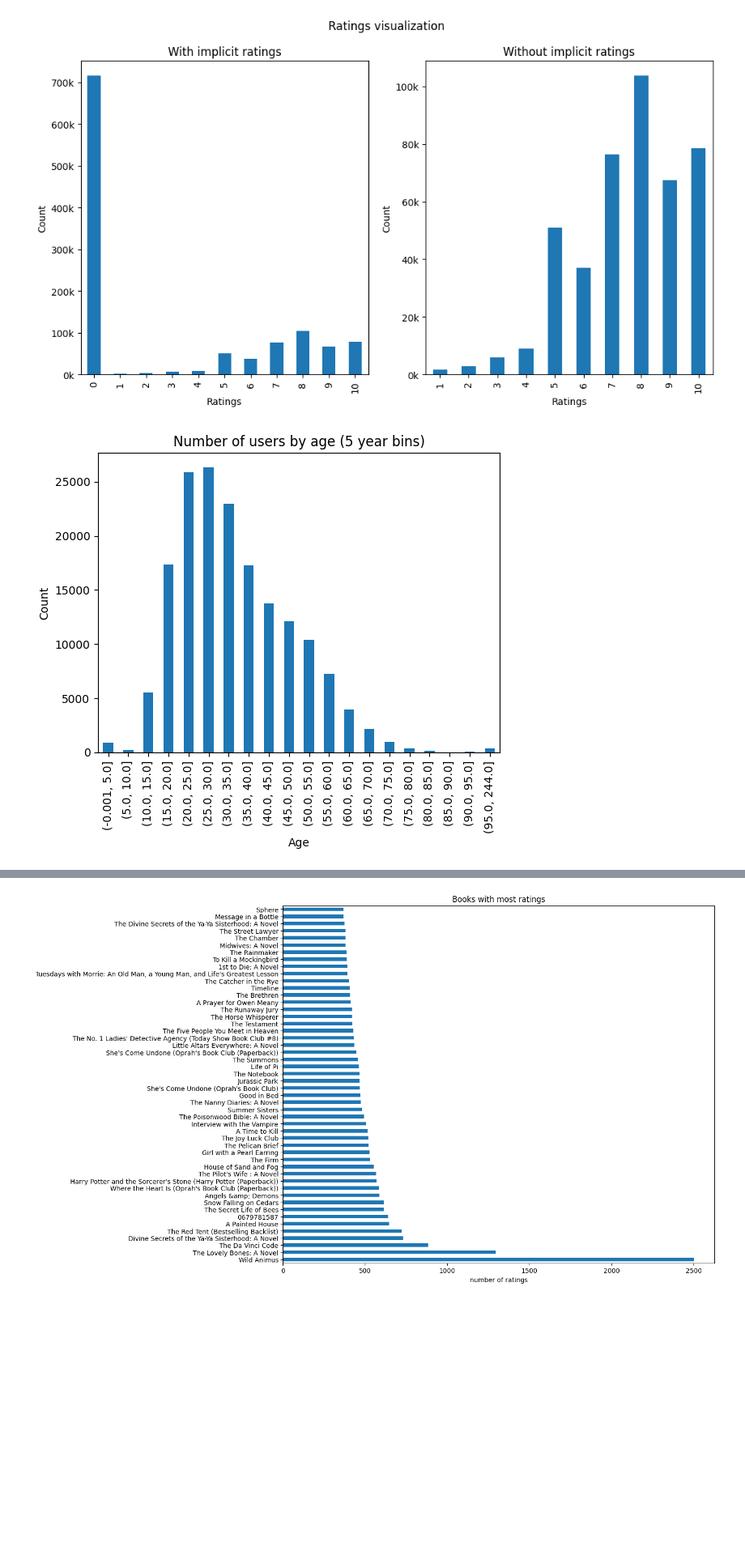
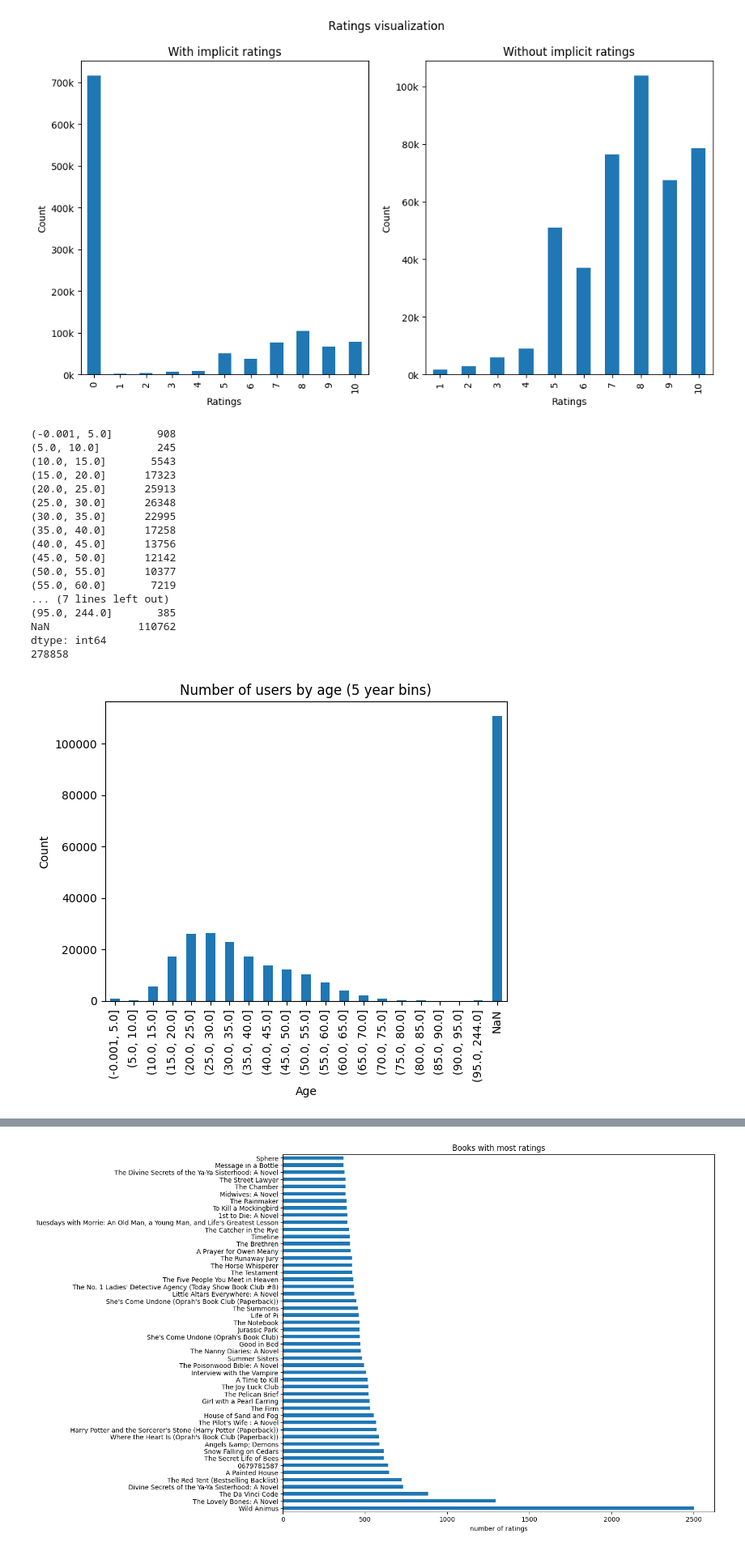
Before and after one commit to grimtoma/book_recomandation, a Jupyter notebook: recommendation.ipynb, the cells around one changed output, grey strips where cells are left out. Shown at 81% size. Saved outputs shown, nothing was run; the diff lists cells and outputs as text; code cells hidden in the pictures; blank space fills up the shorter version.

```diff
--- a/recommendation.ipynb
+++ b/recommendation.ipynb
@@ -116,19 +101,40 @@ plt.show()
 # %% [output]
 [figure]
 # %%
-age_bins = list(range(0,100,5))
-age_bins.append(244)
+age_bins = list(range(0,100,5)) + [244]
 
-user_ages = users_df["Age"].value_counts(bins=age_bins).sort_index()
+user_ages = users_df["Age"].value_counts(bins=age_bins, dropna=False).sort_index()
+
+number_of_age_NaN = users_df[users_df["Age"].isna()].shape[0]
+user_ages = user_ages.append(pd.Series({"NaN": number_of_age_NaN}))
+print(user_ages)
+print(user_ages.sum())
 
 fig = user_ages.plot(kind="bar")
 
 fig.set_title("Number of users by age (5 year bins)")
 fig.set_xlabel("Age")
 fig.set_ylabel("Count")
 plt.show()
 # %% [output]
+(-0.001, 5.0]       908
+(5.0, 10.0]         245
+(10.0, 15.0]       5543
+(15.0, 20.0]      17323
+(20.0, 25.0]      25913
+(25.0, 30.0]      26348
+(30.0, 35.0]      22995
+(35.0, 40.0]      17258
+(40.0, 45.0]      13756
+(45.0, 50.0]      12142
+(50.0, 55.0]      10377
+(55.0, 60.0]       7219
+... (7 lines left out)
+(95.0, 244.0]       385
+NaN              110762
+dtype: int64
+278858
-[figure, old version]
+[figure, new version]
 # %%
 fig, axes = plt.subplots(nrows=1, ncols=2, figsize=(12, 6))
 
```
Also changed, not shown: parts of 9 cells of this notebook.
